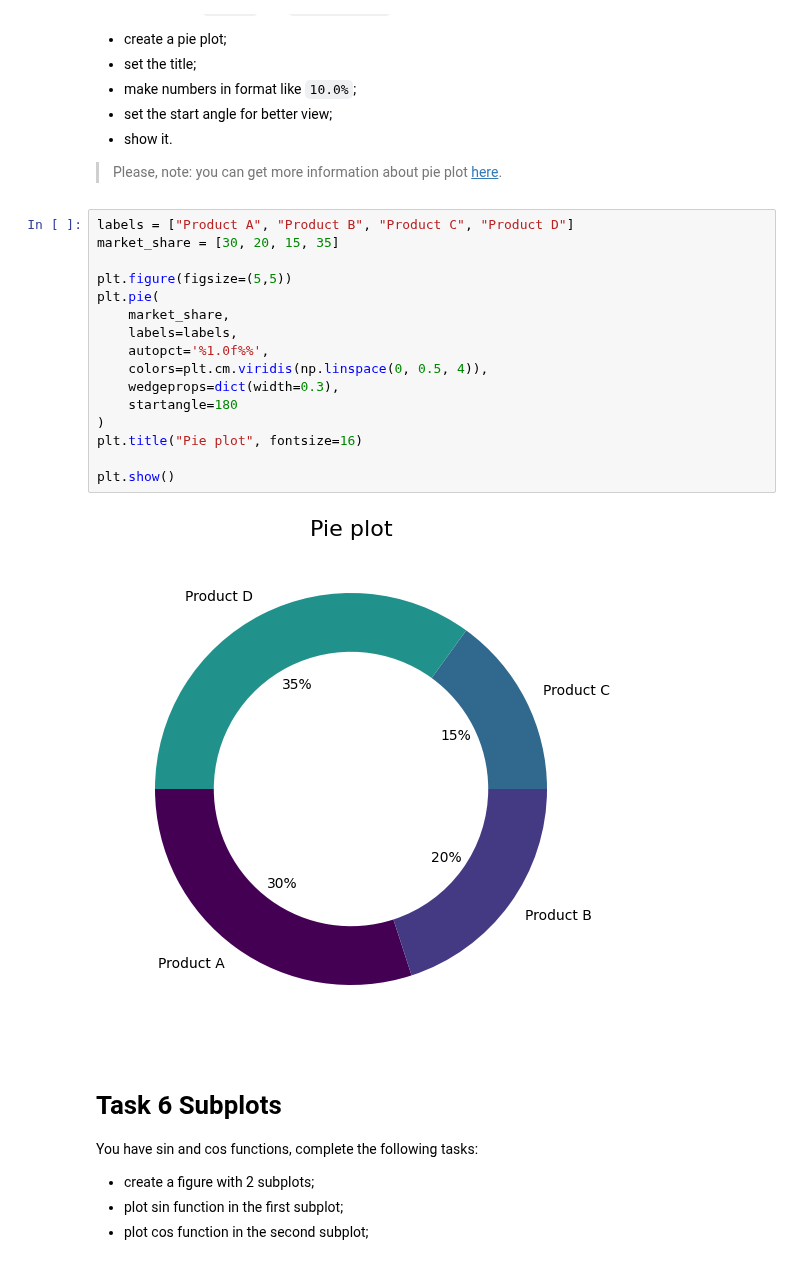
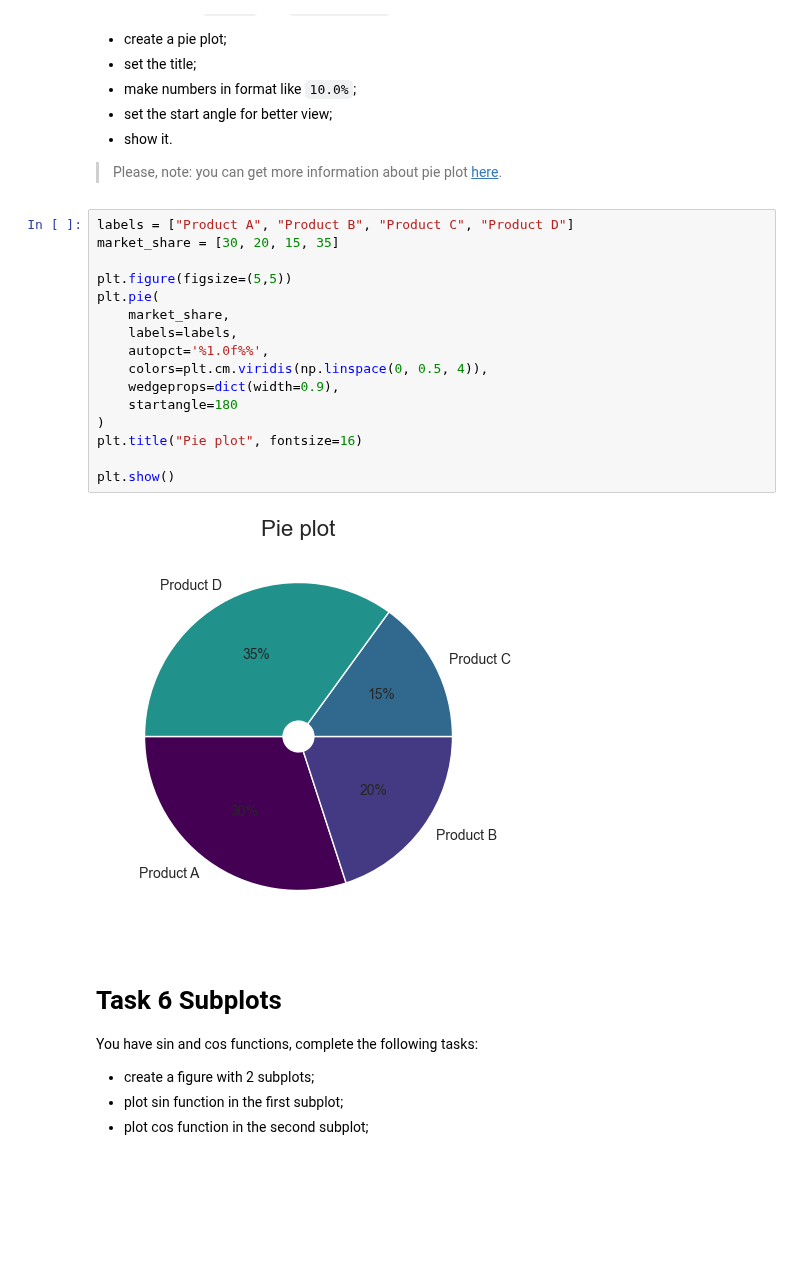
Before and after one commit to mate-academy/py-matplotlib, a Jupyter notebook: app/matplotlib.ipynb, the cells around one changed output. Cells and saved outputs as stored; diff of their text form; blank space fills up the shorter version.

```diff
--- a/app/matplotlib.ipynb
+++ b/app/matplotlib.ipynb
@@ -118,21 +117,21 @@ You have lists of `labels` and `market_share`, complete the following tasks:
 # %%
 labels = ["Product A", "Product B", "Product C", "Product D"]
 market_share = [30, 20, 15, 35]
 
 plt.figure(figsize=(5,5))
 plt.pie(
     market_share,
     labels=labels,
     autopct='%1.0f%%',
     colors=plt.cm.viridis(np.linspace(0, 0.5, 4)),
-    wedgeprops=dict(width=0.3),
+    wedgeprops=dict(width=0.9),
     startangle=180
 )
 plt.title("Pie plot", fontsize=16)
 
 plt.show()
 # %% [output]
-[figure, old version]
+[figure, new version]
 # %% [markdown]
 # Task 6 Subplots
 
```
Also changed, not shown: parts of 8 cells of this notebook.
